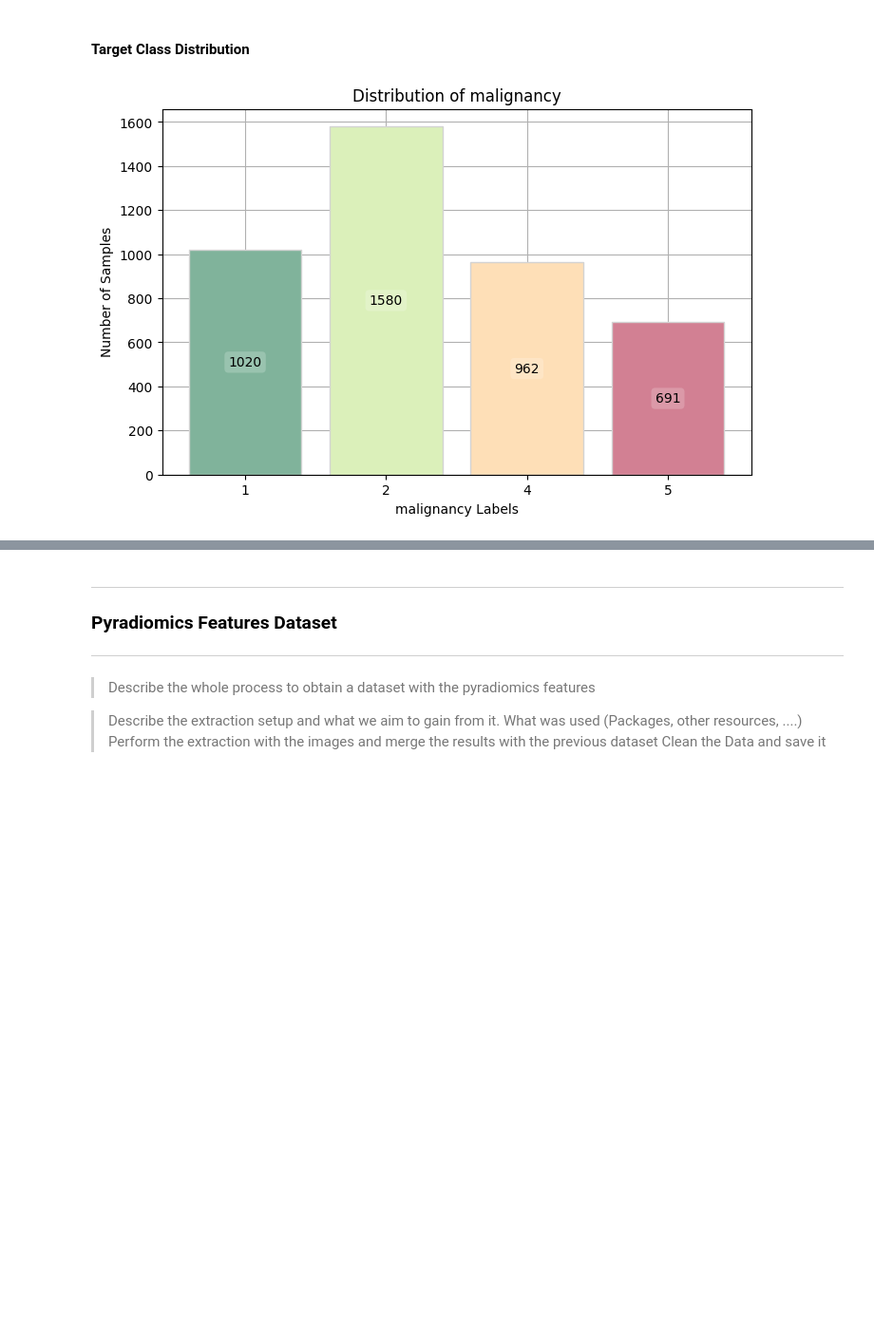
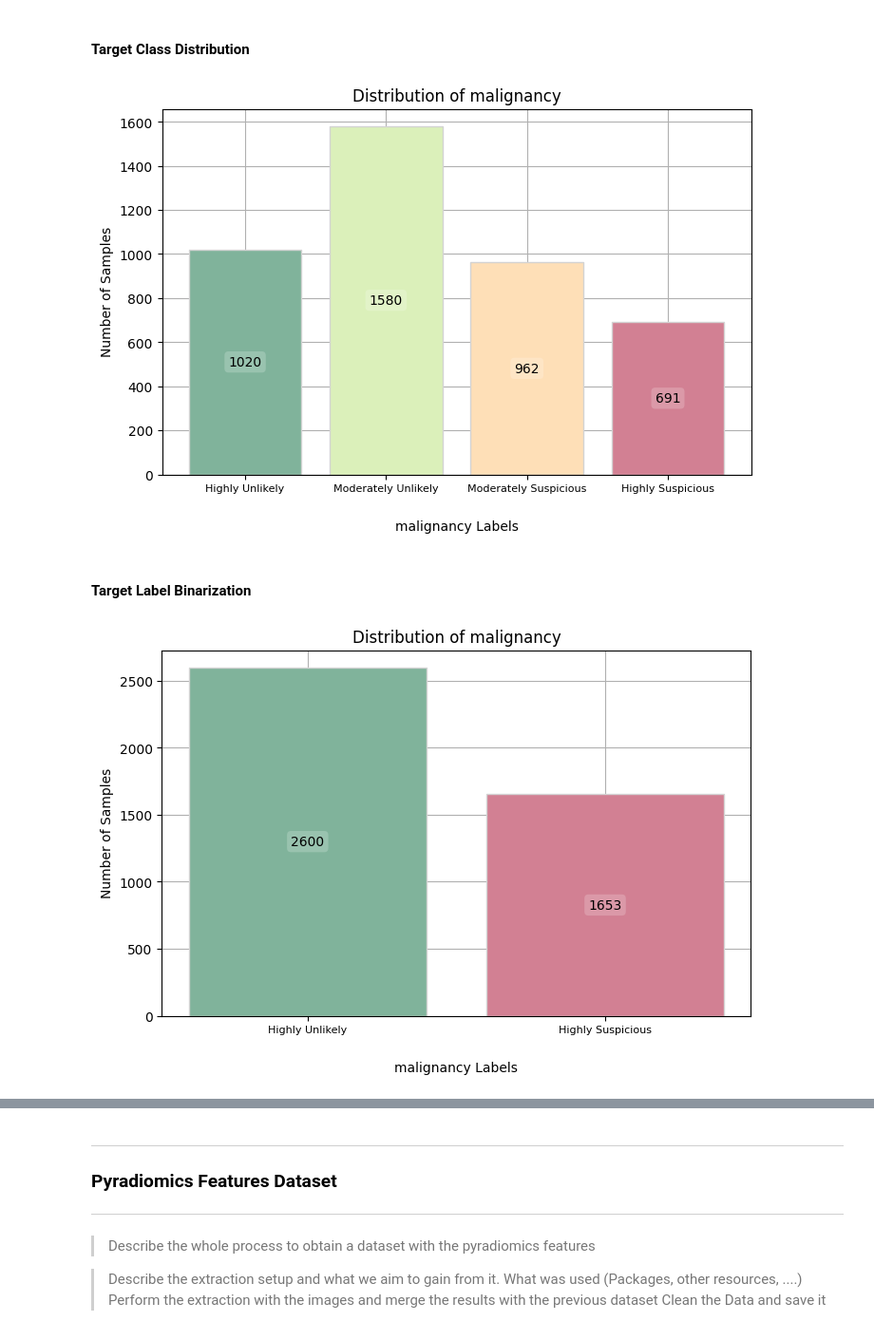
Before and after one commit to EstevesX10/Lung-Cancer-Classification-with-CT-Scans, a Jupyter notebook: Lung Cancer Image Detection/LungCancerClassification.ipynb, the cells around one changed output, grey strips where cells are left out. Shown at 95% size. Drawn from its saved outputs; the diff is of its cells as text; code cells hidden in the pictures; blank space fills up the shorter version.

```diff
--- a/Lung Cancer Image Detection/LungCancerClassification.ipynb
+++ b/Lung Cancer Image Detection/LungCancerClassification.ipynb
@@ -342,11 +351,25 @@ As we can observe from the Distribution of Malignancy on the Population there ar
 df_pylidc = df_pylidc.loc[df_pylidc['malignancy'] != 3]
 
 # Plot the updated target feature distribution
-plot_feature_distribution(df_pylidc, 'malignancy', True)
+plot_feature_distribution(df_pylidc, 'malignancy', True, malignancyDecoder)
 # %% [output]
-[figure, old version]
+[figure, new version]
+# %% [markdown]
+#### Target Label Binarization
+# %%
+# Create a target decoder to visualize the binary target labels
+targetDecoder = {
+    0:'Highly Unlikely',
+    1:'Highly Suspicious'
+}
 # %%
-# CODE HERE
+# Perform Binarization
+df_pylidc['malignancy'] = df_pylidc['malignancy'].apply(lambda x: 0 if x <= 2 else 1)
+
+# Plot the updated target feature distribution
+plot_feature_distribution(df_pylidc, 'malignancy', True, targetDecoder)
+# %% [output]
+[figure, added]
 # %% [markdown]
 ---
 ## Feature Engineering
```
Also changed, not shown: parts of 5 cells of this notebook.
